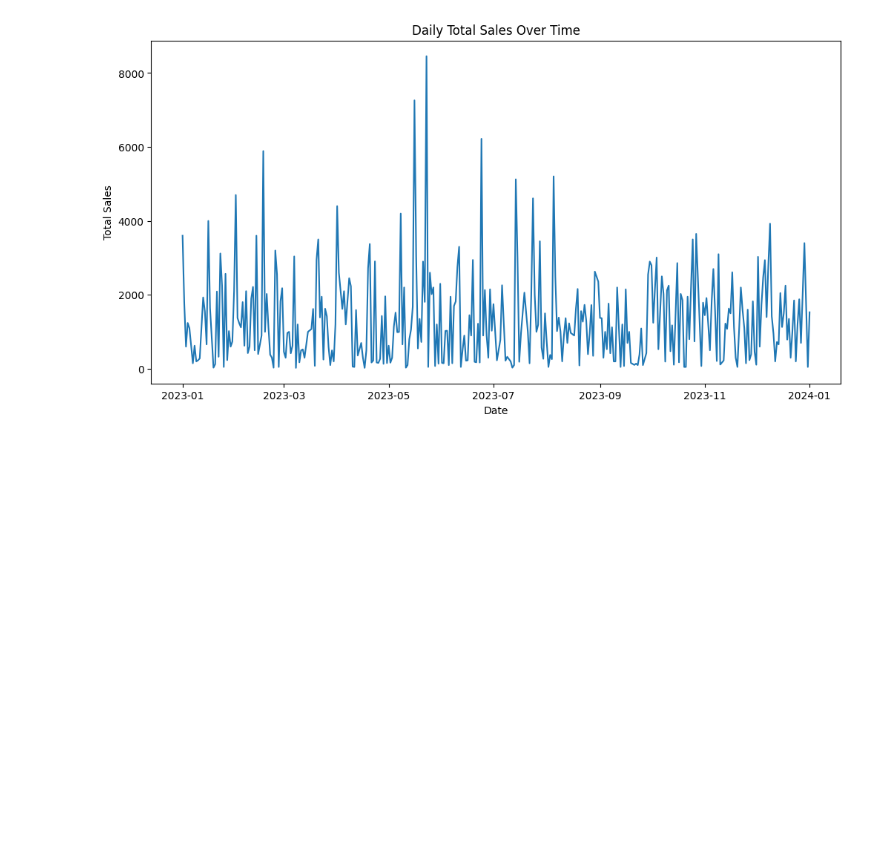
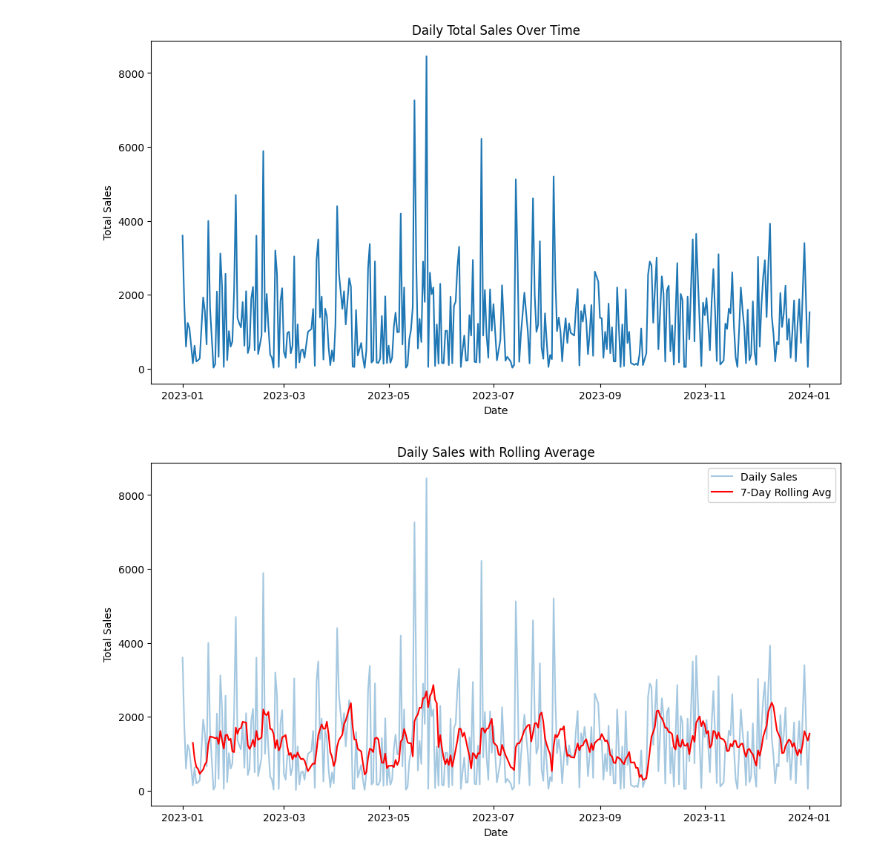
Before and after one commit to 0sinach1/data-and-ai-portfolio, a Jupyter notebook: 2026/2026-03-sales-forecasting/notebooks/forecatsing-analysis.ipynb, the cells around one changed output. Drawn from its saved outputs; the diff is of its cells as text; code cells hidden in the pictures; blank space fills up the shorter version.

Commit message:
rolling average

```diff
--- a/2026/2026-03-sales-forecasting/notebooks/forecatsing-analysis.ipynb
+++ b/2026/2026-03-sales-forecasting/notebooks/forecatsing-analysis.ipynb
@@ -48,3 +48,16 @@ plt.ylabel("Total Sales")
 plt.show()
 # %% [output]
 [figure]
+# %%
+daily_sales['Rolling_7'] = daily_sales['Total_Amount'].rolling(window=7).mean()
+
+plt.figure(figsize=(12,6))
+plt.plot(daily_sales['Date'], daily_sales['Total_Amount'], alpha=0.4, label='Daily Sales')
+plt.plot(daily_sales['Date'], daily_sales['Rolling_7'], color='red', label='7-Day Rolling Avg')
+plt.title("Daily Sales with Rolling Average")
+plt.xlabel("Date")
+plt.ylabel("Total Sales")
+plt.legend()
+plt.show()
+# %% [output]
+[figure, added]
```
